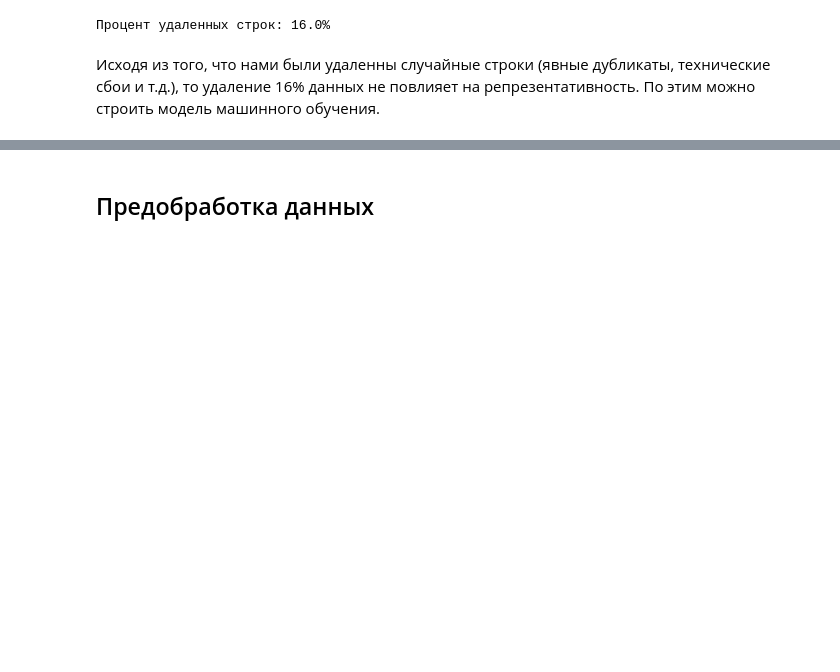
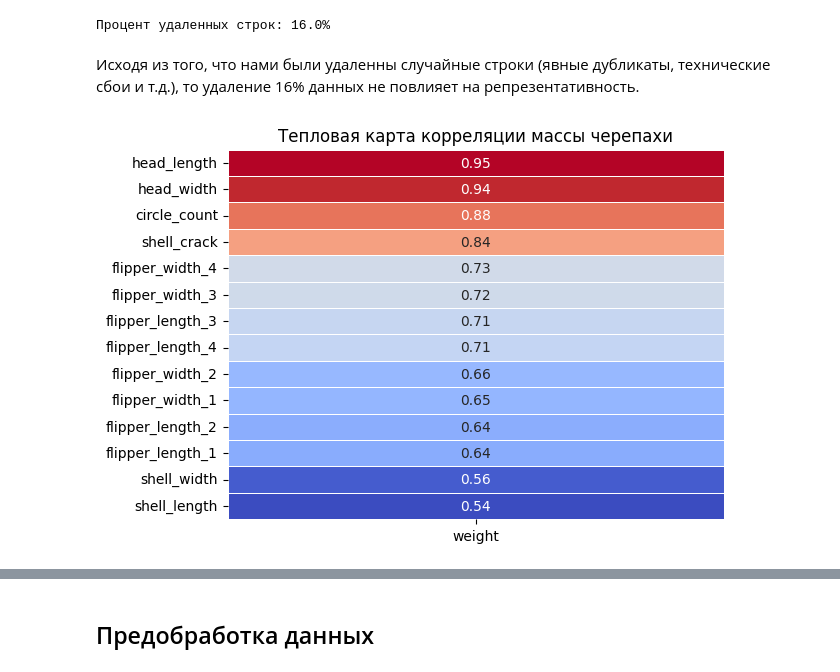
Before and after one commit to MEYakunin/Sprint10_Tortilla_Center, a Jupyter notebook: Sprint10_Tortilla_Center_Yakunin_Mikl.ipynb, the cells around one changed output, grey strips where cells are left out. Drawn from its saved outputs; the diff is of its cells as text; code cells hidden in the pictures; blank space fills up the shorter version.

```diff
--- a/Sprint10_Tortilla_Center_Yakunin_Mikl.ipynb
+++ b/Sprint10_Tortilla_Center_Yakunin_Mikl.ipynb
@@ -336,4 +326,21 @@ print(f'Процент удаленных строк: {round(1 - c_mydas_df.shap
 # %% [output]
 Процент удаленных строк: 16.0%
 # %% [markdown]
-Исходя из того, что нами были удаленны случайные строки (явные дубликаты, технические сбои и т.д.), то удаление 16% данных не повлияет на репрезентативность. По этим можно строить модель машинного обучения.
+Исходя из того, что нами были удаленны случайные строки (явные дубликаты, технические сбои и т.д.), то удаление 16% данных не повлияет на репрезентативность.
+# %%
+# Вычислим корреляционную матрицу
+corr_matrix = c_mydas_df.corr()
+weight_corr = corr_matrix[corr_matrix.index != 'weight']['weight'].sort_values(ascending=False).to_frame()
+
+sns.heatmap(weight_corr,
+           annot=True,
+           fmt='.2f',
+           cmap='coolwarm',
+           linewidths=0.5,
+           cbar=False)
+
+plt.title('Тепловая карта корреляции массы черепахи')
+
+plt.show()
+# %% [output]
+[figure, added]
```
Also changed, not shown: parts of 4 cells of this notebook.
